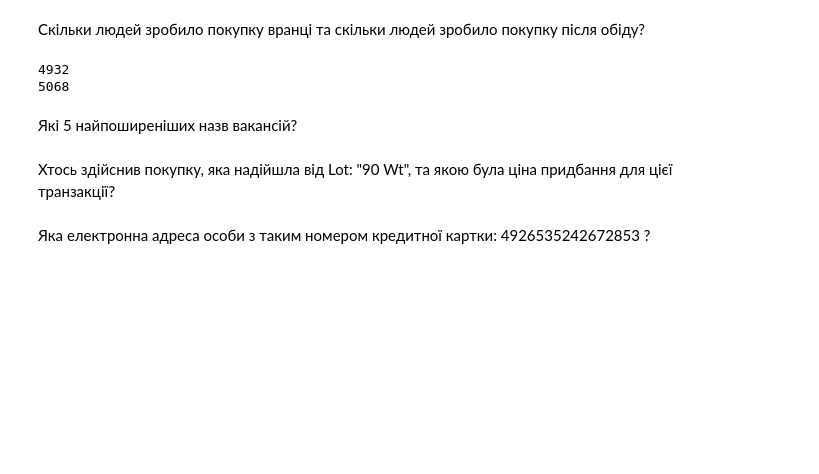
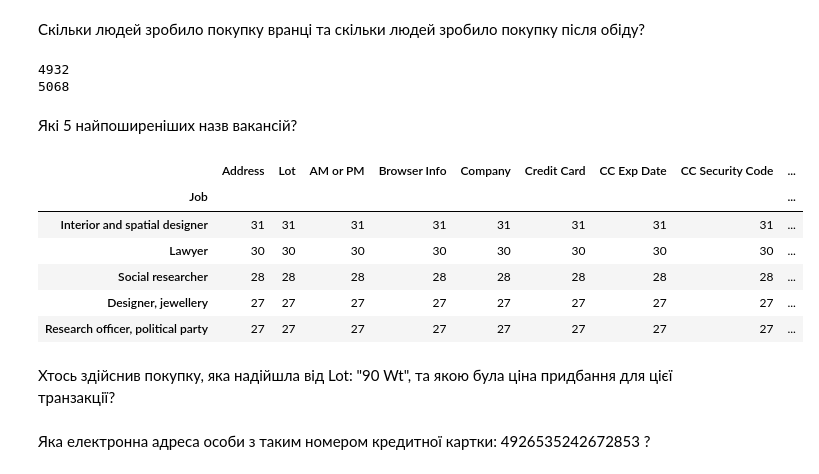
Before and after one commit to GarryFr9000/MyDS, a Jupyter notebook: Lab 5.2/Lab work 5.2.ipynb, the cells around one changed output. Cells and saved outputs as stored; diff of their text form; code cells hidden in the pictures; blank space fills up the shorter version.

```diff
--- a/Lab 5.2/Lab work 5.2.ipynb
+++ b/Lab 5.2/Lab work 5.2.ipynb
@@ -89,8 +103,16 @@ print(df['AM or PM'].value_counts()['PM'])
 # %% [markdown]
 Які 5 найпоширеніших назв вакансій?
 # %%
-#new_df = df.groupby(['Job']).count().sort_values('Credit Card', ascending=False)
-#new_df.head(5)
+new_df = df.groupby(['Job']).count().sort_values('Credit Card', ascending=False)
+new_df.head(5)
+# %% [output]
+|  | Address | Lot | AM or PM | Browser Info | Company | Credit Card | CC Exp Date | CC Security Code | ... |
+| Job |  |  |  |  |  |  |  |  | ... |
+| Interior and spatial designer | 31 | 31 | 31 | 31 | 31 | 31 | 31 | 31 | ... |
+| Lawyer | 30 | 30 | 30 | 30 | 30 | 30 | 30 | 30 | ... |
+| Social researcher | 28 | 28 | 28 | 28 | 28 | 28 | 28 | 28 | ... |
+| Designer, jewellery | 27 | 27 | 27 | 27 | 27 | 27 | 27 | 27 | ... |
+| Research officer, political party | 27 | 27 | 27 | 27 | 27 | 27 | 27 | 27 | ... |
 # %% [markdown]
 Хтось здійснив покупку, яка надійшла від Lot: "90 Wt", та якою була ціна придбання для цієї транзакції?
 # %%
```
Also changed, not shown: parts of 5 cells of this notebook, 1 other file.
